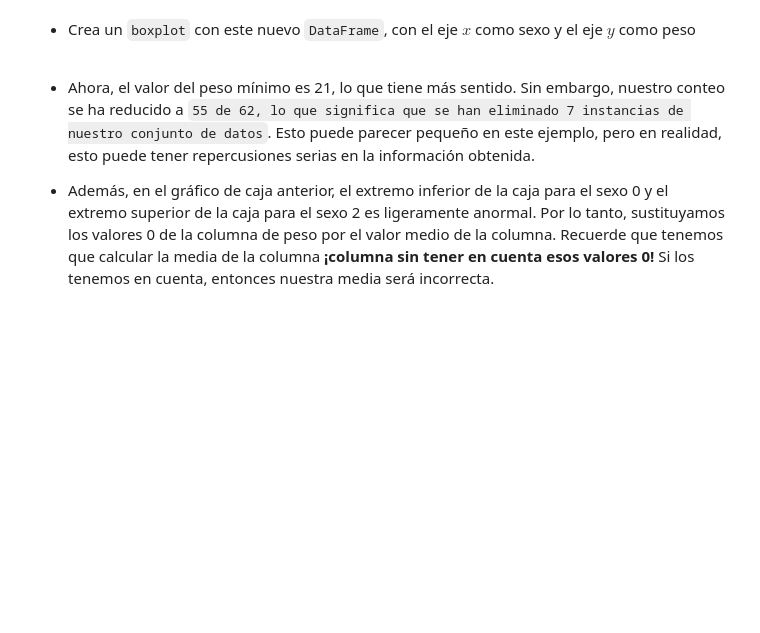
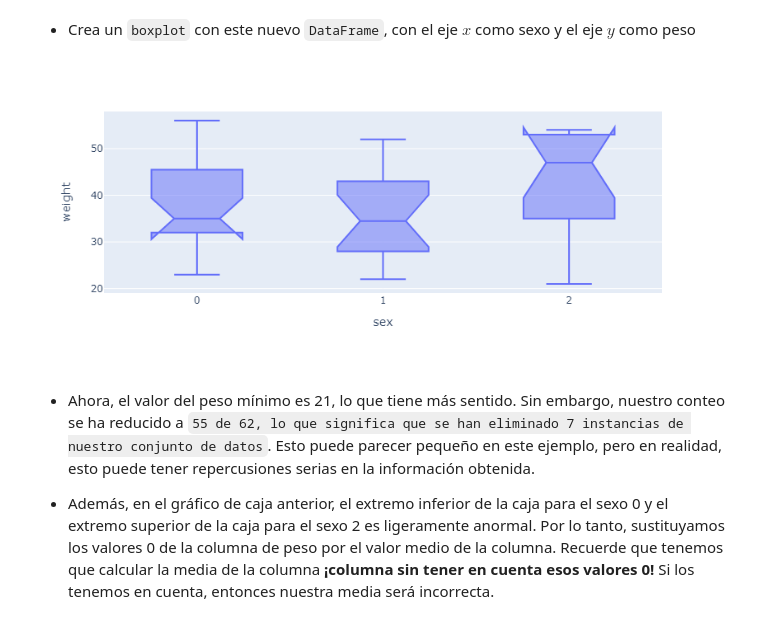
Before and after one commit to lihkir/DataVizPython, a Jupyter notebook: _sources/common_errors.ipynb, the cells around one changed output. Drawn from its saved outputs; the diff is of its cells as text; code cells hidden in the pictures; blank space fills up the shorter version.

```diff
--- a/_sources/common_errors.ipynb
+++ b/_sources/common_errors.ipynb
@@ -299,7 +303,9 @@ doc_w.describe()
 - Crea un `boxplot` con este nuevo `DataFrame`, con el eje $x$ como sexo y el eje $y$ como peso
 # %%
 fig1 = px.box(doc_w, x = 'sex', y = 'weight', notched = True)
-fig1.show(renderer="svg", width=900, height=410)
+fig1
+# %% [output]
+[figure, added]
 # %% [markdown]
 - Ahora, el valor del peso mínimo es 21, lo que tiene más sentido. Sin embargo, nuestro conteo se ha reducido a `55 de 62, lo que significa que se han eliminado 7 instancias de nuestro conjunto de datos`. Esto puede parecer pequeño en este ejemplo, pero en realidad, esto puede tener repercusiones serias en la información obtenida.
 
```
Also changed, not shown: parts of 7 cells of this notebook, 30 other files.
